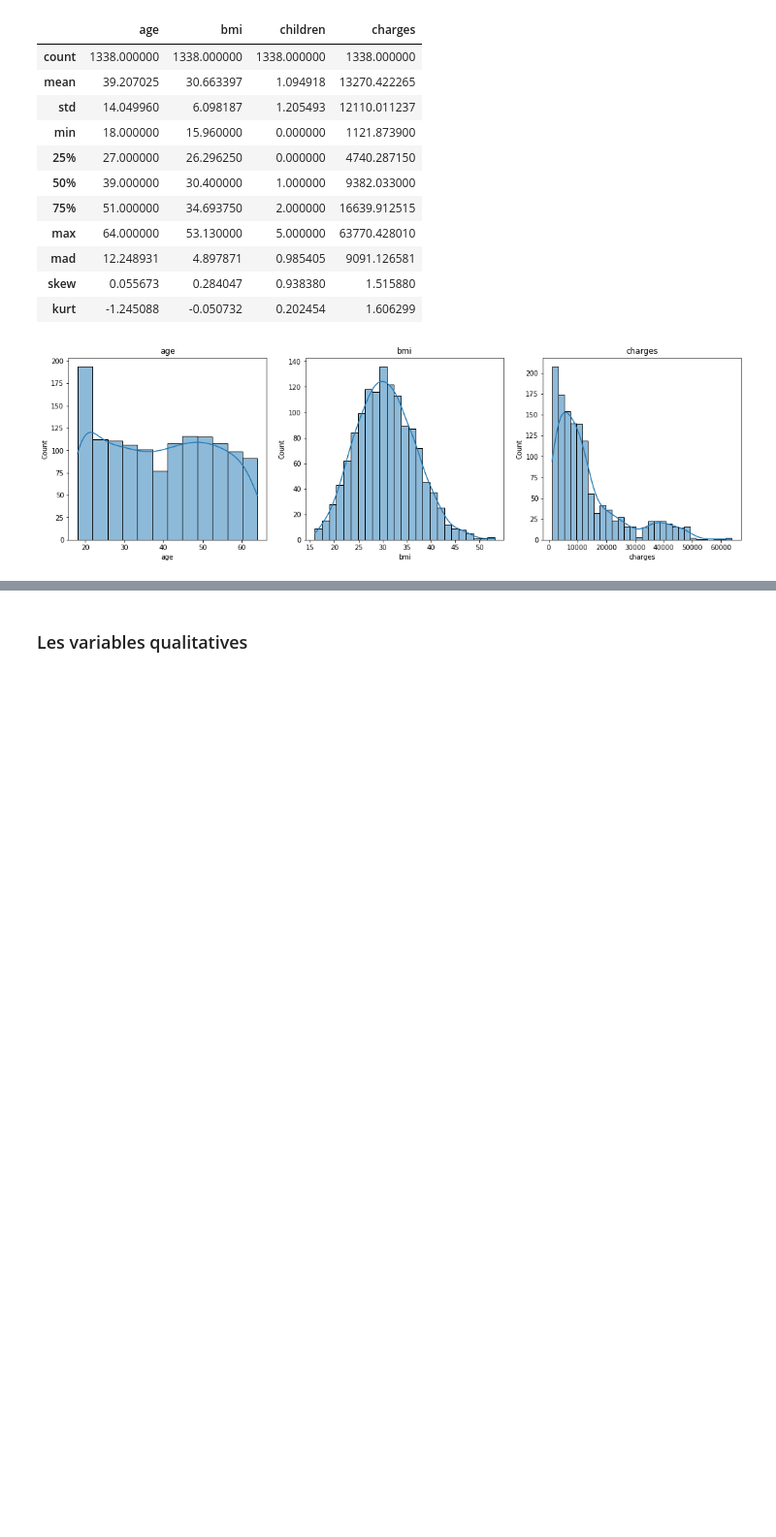
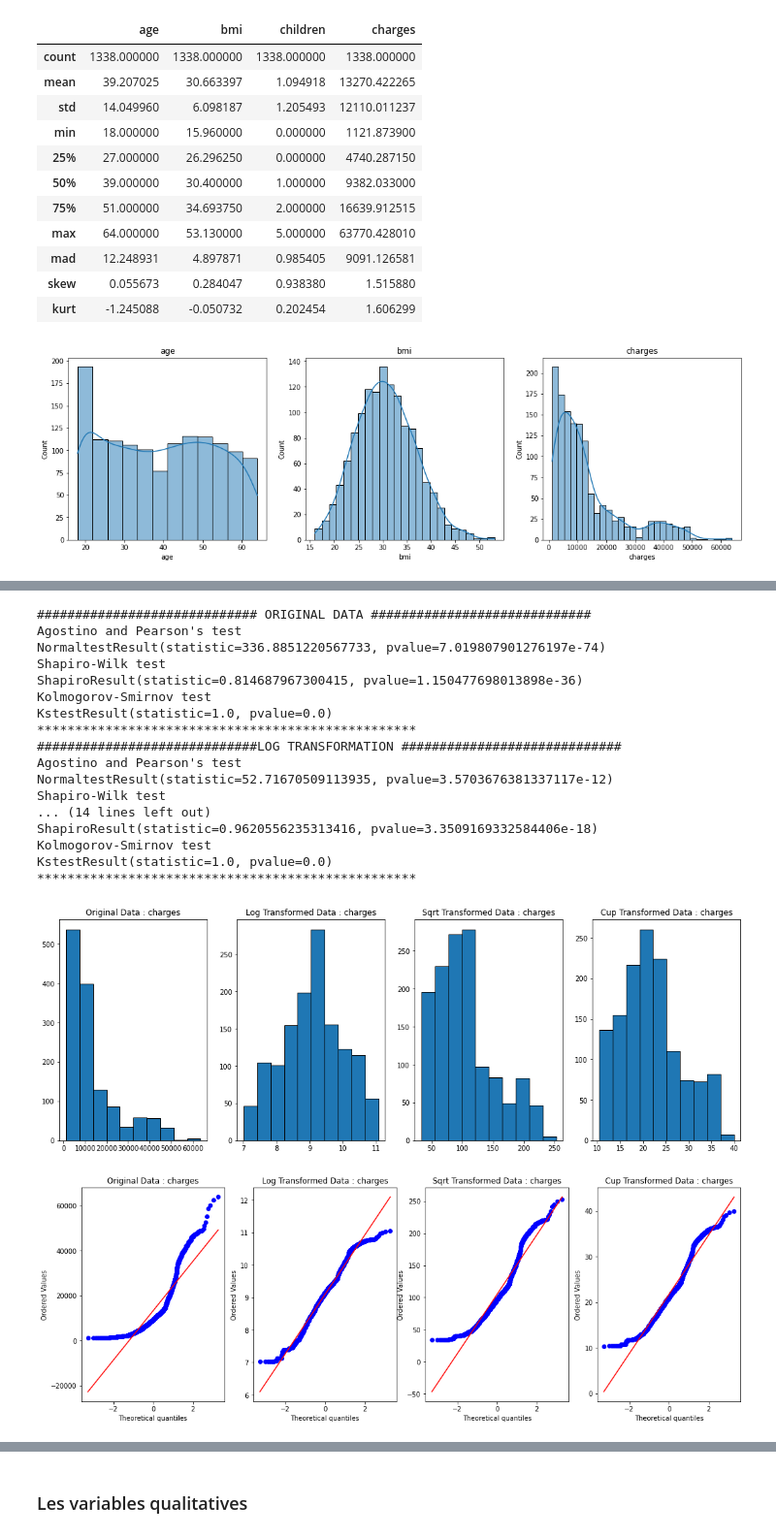
Before and after one commit to zoltarzol/brief_assur_aimant, a Jupyter notebook: Emad/analyse/analyse_Emad.ipynb, the cells around one changed output, grey strips where cells are left out. Shown at 97% size. Drawn from its saved outputs; the diff is of its cells as text; code cells hidden in the pictures; blank space fills up the shorter version.

```diff
--- a/Emad/analyse/analyse_Emad.ipynb
+++ b/Emad/analyse/analyse_Emad.ipynb
@@ -335 +250,23 @@ KstestResult(statistic=1.0, pvalue=0.0)
+# %%
+my_functions.normalize(data['charges'])
+# %% [output]
+############################# ORIGINAL DATA #############################
+Agostino and Pearson's test
+NormaltestResult(statistic=336.8851220567733, pvalue=7.019807901276197e-74)
+Shapiro-Wilk test
+ShapiroResult(statistic=0.814687967300415, pvalue=1.150477698013898e-36)
+Kolmogorov-Smirnov test
+KstestResult(statistic=1.0, pvalue=0.0)
+**************************************************
+#############################LOG TRANSFORMATION #############################
+Agostino and Pearson's test
+NormaltestResult(statistic=52.71670509113935, pvalue=3.5703676381337117e-12)
+Shapiro-Wilk test
+... (14 lines left out)
+ShapiroResult(statistic=0.9620556235313416, pvalue=3.3509169332584406e-18)
+Kolmogorov-Smirnov test
+KstestResult(statistic=1.0, pvalue=0.0)
+**************************************************
+[figure, added]
+[figure, added]
 # %%
```
Also changed, not shown: parts of 5 cells of this notebook, 3 other files.
